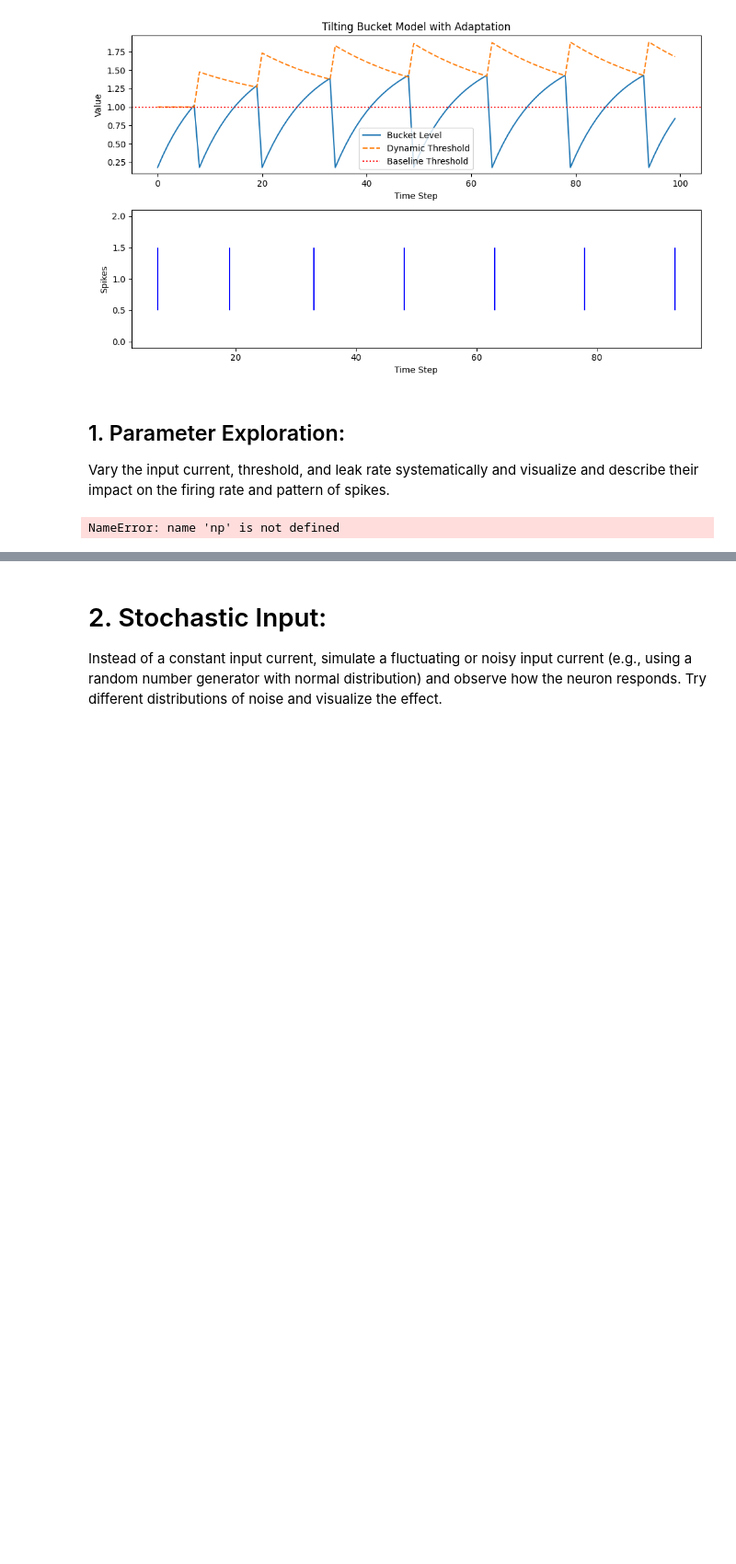
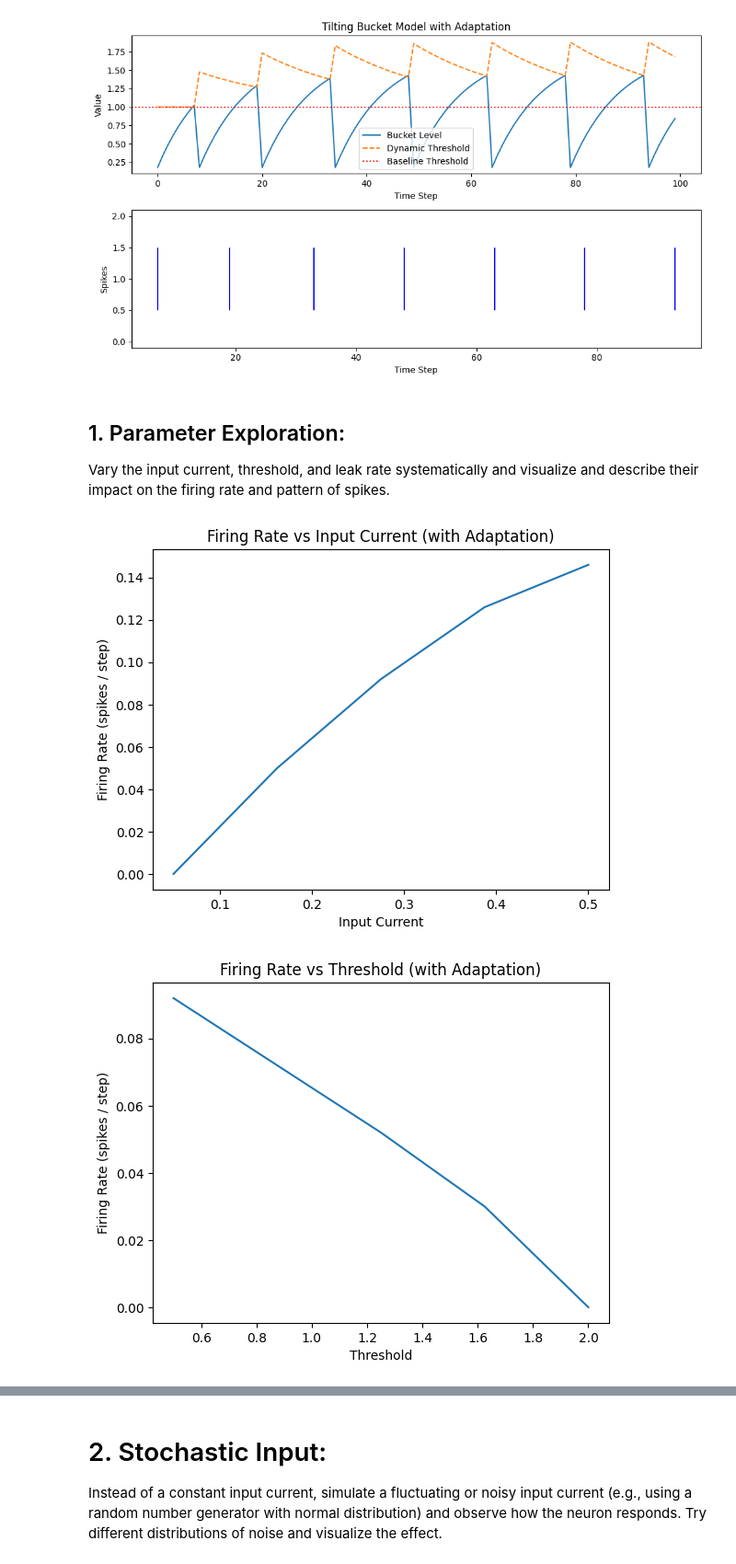
Before and after one commit to VincVX/Uni-NN, a Jupyter notebook: BiologicalNeuron.ipynb, the cells around one changed output, grey strips where cells are left out. Shown at 92% size. Drawn from its saved outputs; the diff is of its cells as text; code cells hidden in the pictures; blank space fills up the shorter version.

```diff
--- a/BiologicalNeuron.ipynb
+++ b/BiologicalNeuron.ipynb
@@ -140,12 +140,28 @@ Vary the input current, threshold, and leak rate systematically
      and visualize and describe their impact on the firing rate and pattern of spikes.
 # %%
 
+def tilting_bucket_model(threshold, leak_rate, input_current, time_steps,
+                         adaptation_increment, adaptation_decay):
+    """Simulates the tilting bucket model with refractoriness."""
+    threshold_base = threshold
+    adaptation = 0.0
+    bucket_level = 0.0
+    spikes = []
+    for t in range(time_steps):
+        current_thresh = threshold_base + adaptation
+        bucket_level += input_current
+        bucket_level -= leak_rate * bucket_level
+        if bucket_level >= current_thresh:
+            spikes.append(t)
+            bucket_level = 0.0
+            adaptation += adaptation_increment
+        adaptation -= adaptation_decay * adaptation
+    return spikes
 
 # Simulation settings
 time_steps = 500
-base_threshold = 1.0
-base_leak = 0.1
-base_input = 0.2
+adapt_inc = 0.5
+adapt_dec = 0.05
 
 # Parameter ranges
 input_currents = np.linspace(0.05, 0.5, 5)
@@ -153,69 +169,70 @@ thresholds = np.linspace(0.5, 2.0, 5)
 leak_rates = np.linspace(0.05, 0.3, 5)
 
 # 1) Firing rate vs Input Current
-rates_input = [len(tilting_bucket_model(base_threshold, base_leak, I, time_steps)) / time_steps
-               for I in input_currents]
-
+rates_input = [
+    len(tilting_bucket_model(1.0, 0.1, I, time_steps, adapt_inc, adapt_dec)) / time_steps
+    for I in input_currents
+]
 plt.figure()
 plt.plot(input_currents, rates_input)
 plt.xlabel('Input Current')
-plt.ylabel('Firing Rate (spikes per time step)')
-plt.title('Firing Rate vs Input Current')
+plt.ylabel('Firing Rate (spikes / step)')
+plt.title('Firing Rate vs Input Current (with Adaptation)')
 plt.show()
 
 # 2) Firing rate vs Threshold
-rates_thresh = [len(tilting_bucket_model(T, base_leak, base_input, time_steps)) / time_steps
-                for T in thresholds]
-
+rates_thresh = [
+    len(tilting_bucket_model(T, 0.1, 0.2, time_steps, adapt_inc, adapt_dec)) / time_steps
+    for T in thresholds
+]
 plt.figure()
 plt.plot(thresholds, rates_thresh)
 plt.xlabel('Threshold')
-plt.ylabel('Firing Rate (spikes per time step)')
-plt.title('Firing Rate vs Threshold')
+plt.ylabel('Firing Rate (spikes / step)')
+plt.title('Firing Rate vs Threshold (with Adaptation)')
 plt.show()
 
 # 3) Firing rate vs Leak Rate
-rates_leak = [len(tilting_bucket_model(base_threshold, L, base_input, time_steps)) / time_steps
-              for L in leak_rates]
-
+rates_leak = [
+    len(tilting_bucket_model(1.0, L, 0.2, time_steps, adapt_inc, adapt_dec)) / time_steps
+    for L in leak_rates
+]
 plt.figure()
 plt.plot(leak_rates, rates_leak)
 plt.xlabel('Leak Rate')
-plt.ylabel('Firing Rate (spikes per time step)')
-plt.title('Firing Rate vs Leak Rate')
+plt.ylabel('Firing Rate (spikes / step)')
+plt.title('Firing Rate vs Leak Rate (with Adaptation)')
 plt.show()
 
 # 4) Spike pattern: Low vs High Input Current
-spikes_lowI  = tilting_bucket_model(base_threshold, base_leak, input_currents[0], time_steps)
-spikes_highI = tilting_bucket_model(base_threshold, base_leak, input_currents[-1], time_steps)
-
+spikes_lowI  = tilting_bucket_model(1.0, 0.1, input_currents[0], time_steps, adapt_inc, adapt_dec)
+spikes_highI = tilting_bucket_model(1.0, 0.1, input_currents[-1], time_steps, adapt_inc, adapt_dec)
 plt.figure()
 plt.eventplot([spikes_lowI, spikes_highI])
 plt.yticks([0, 1], [f'I={input_currents[0]:.2f}', f'I={input_currents[-1]:.2f}'])
 plt.xlabel('Time Step')
-plt.title('Spike Patterns: Low vs High Input Current')
+plt.title('Spike Patterns: Low vs High Input Current (with Adaptation)')
 plt.show()
 
 # 5) Spike pattern: Low vs High Threshold
-spikes_lowT  = tilting_bucket_model(thresholds[0], base_leak, base_input, time_steps)
-spikes_highT = tilting_bucket_model(thresholds[-1], base_leak, base_input, time_steps)
-
+spikes_lowT  = tilting_bucket_model(thresholds[0], 0.1, 0.2, time_steps, adapt_inc, adapt_dec)
+spikes_highT = tilting_bucket_model(thresholds[-1], 0.1, 0.2, time_steps, adapt_inc, adapt_dec)
 plt.figure()
 plt.eventplot([spikes_lowT, spikes_highT])
 plt.yticks([0, 1], [f'T={thresholds[0]:.2f}', f'T={thresholds[-1]:.2f}'])
 plt.xlabel('Time Step')
-plt.title('Spike Patterns: Low vs High Threshold')
+plt.title('Spike Patterns: Low vs High Threshold (with Adaptation)')
 plt.show()
 
 # 6) Spike pattern: Low vs High Leak Rate
-spikes_lowL  = tilting_bucket_model(base_threshold, leak_rates[0], base_input, time_steps)
-spikes_highL = tilting_bucket_model(base_threshold, leak_rates[-1], base_input, time_steps)
-
+spikes_lowL  = tilting_bucket_model(1.0, leak_rates[0], 0.2, time_steps, adapt_inc, adapt_dec)
+spikes_highL = tilting_bucket_model(1.0, leak_rates[-1], 0.2, time_steps, adapt_inc, adapt_dec)
 plt.figure()
 plt.eventplot([spikes_lowL, spikes_highL])
 plt.yticks([0, 1], [f'L={leak_rates[0]:.2f}', f'L={leak_rates[-1]:.2f}'])
 plt.xlabel('Time Step')
-plt.title('Spike Patterns: Low vs High Leak Rate')
+plt.title('Spike Patterns: Low vs High Leak Rate (with Adaptation)')
 plt.show()
 # %% [output]
-NameError: name 'np' is not defined
+[figure, added]
+[figure, added]
```
Also changed, not shown: parts of 9 cells of this notebook.
